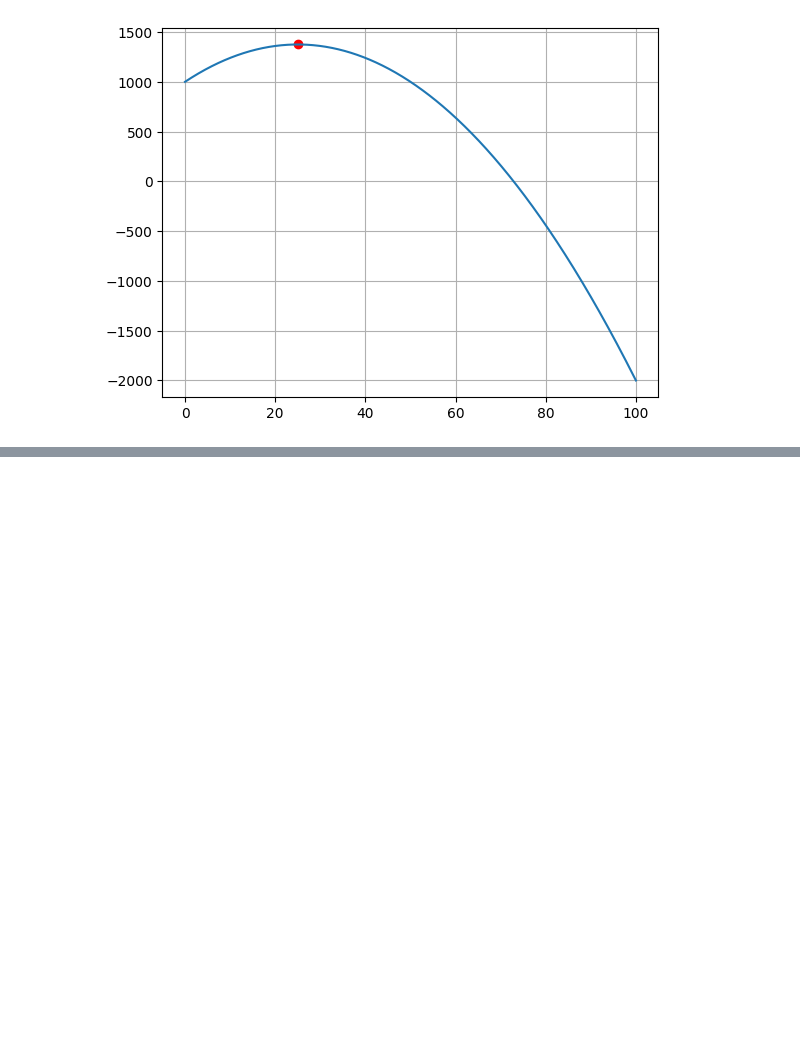
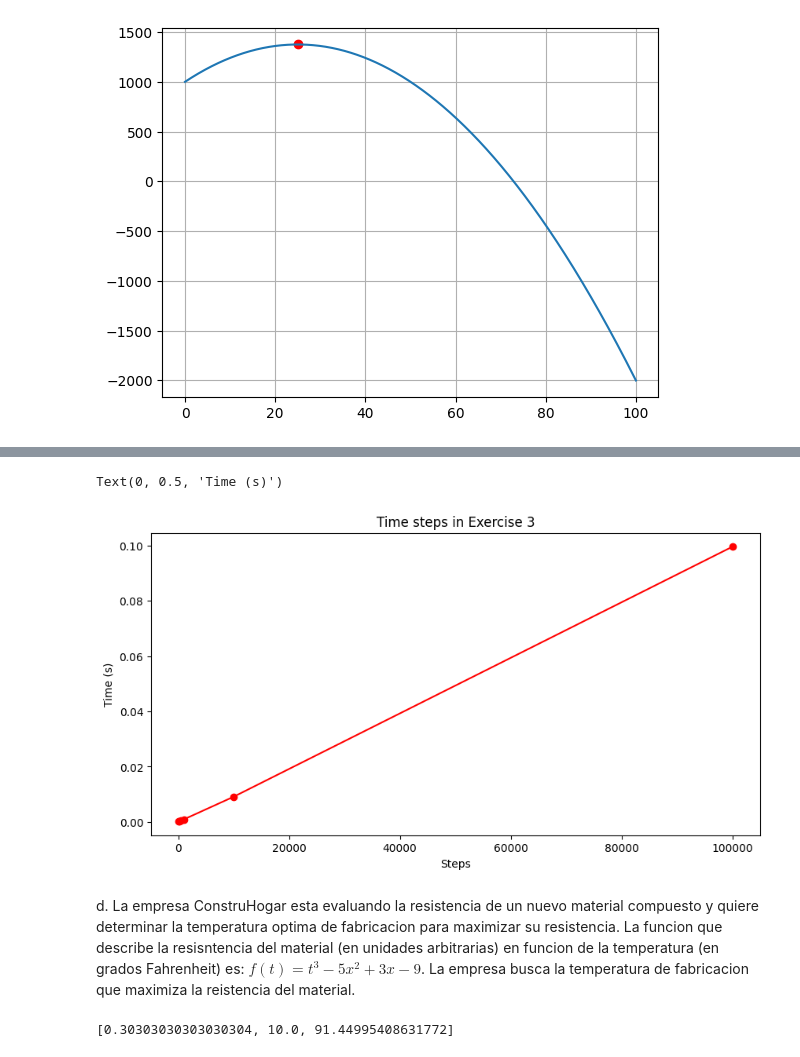
Before and after one commit to kkyouma/optimizacion, a Jupyter notebook: Prueba 1/guia-1.ipynb, the cells around one changed output, grey strips where cells are left out. Drawn from its saved outputs; the diff is of its cells as text; code cells hidden in the pictures; blank space fills up the shorter version.

```diff
--- a/Prueba 1/guia-1.ipynb
+++ b/Prueba 1/guia-1.ipynb
@@ -105,0 +153,28 @@ pd.DataFrame({"Iterations": all_iterations, "Time": list_time})
+# %%
+def run_time_test3(iterations):
+
+    x3 = np.linspace(0, 1000, iterations)
+
+    max_value3 = -np.inf
+    count = 0
+
+    for x_value in x3:
+        count += 1
+        value = obj_function3(x_value)
+
+        if value > max_value3:
+            max_value3 = value
+
+
+if __name__ == "__main__":
+    steps = [100, 200, 500, 1000, 10000, 100000]
+    time_list = []
+
+    for i in steps:
+        start_time = time.perf_counter()
+        run_time_test3(i)
+        total_time = time.perf_counter() - start_time
+        time_list.append(total_time)
+
+time_exercise3 = pd.DataFrame({"Steps": steps, "Time (s)": time_list})
+display(time_exercise3)
@@ -105,0 +189,31 @@ pd.DataFrame({"Iterations": all_iterations, "Time": list_time})
+# %%
+plt.figure(figsize=(10,5))
+plt.plot(time_exercise3["Steps"], time_exercise3["Time (s)"], "-o", color="red")
+plt.title("Time steps in Exercise 3")
+plt.xlabel("Steps")
+plt.ylabel("Time (s)")
+# %% [output]
+Text(0, 0.5, 'Time (s)')
+[figure, added]
+# %% [markdown]
+d. La empresa ConstruHogar esta evaluando la resistencia de un nuevo material compuesto y quiere determinar la temperatura optima de fabricacion para maximizar su resistencia. La funcion que describe la resisntencia del material (en unidades arbitrarias) en funcion de la temperatura (en grados Fahrenheit) es: $f(t) = t^3 - 5x^2 + 3x - 9$. La empresa busca la temperatura de fabricacion que maximiza la reistencia del material.
+# %%
+def obj_function4(x, t):
+    return t**2 - 5*x**2 + 3*x - 9
+
+
+x4 = np.linspace(-10, 10, 100)
+t4 = np.linspace(0, 10, 100)
+
+max_value4 = -np.inf
+
+for x_value in t4:
+    for t_value in t4:
+        value = obj_function4(x_value, t_value)
+        if value > max_value4:
+            max_value4 = value
+            parameters = [x_value, t_value, max_value4]
+
+print(parameters)
+# %% [output]
+[0.30303030303030304, 10.0, 91.44995408631772]
```
Also changed, not shown: parts of 10 cells of this notebook.
